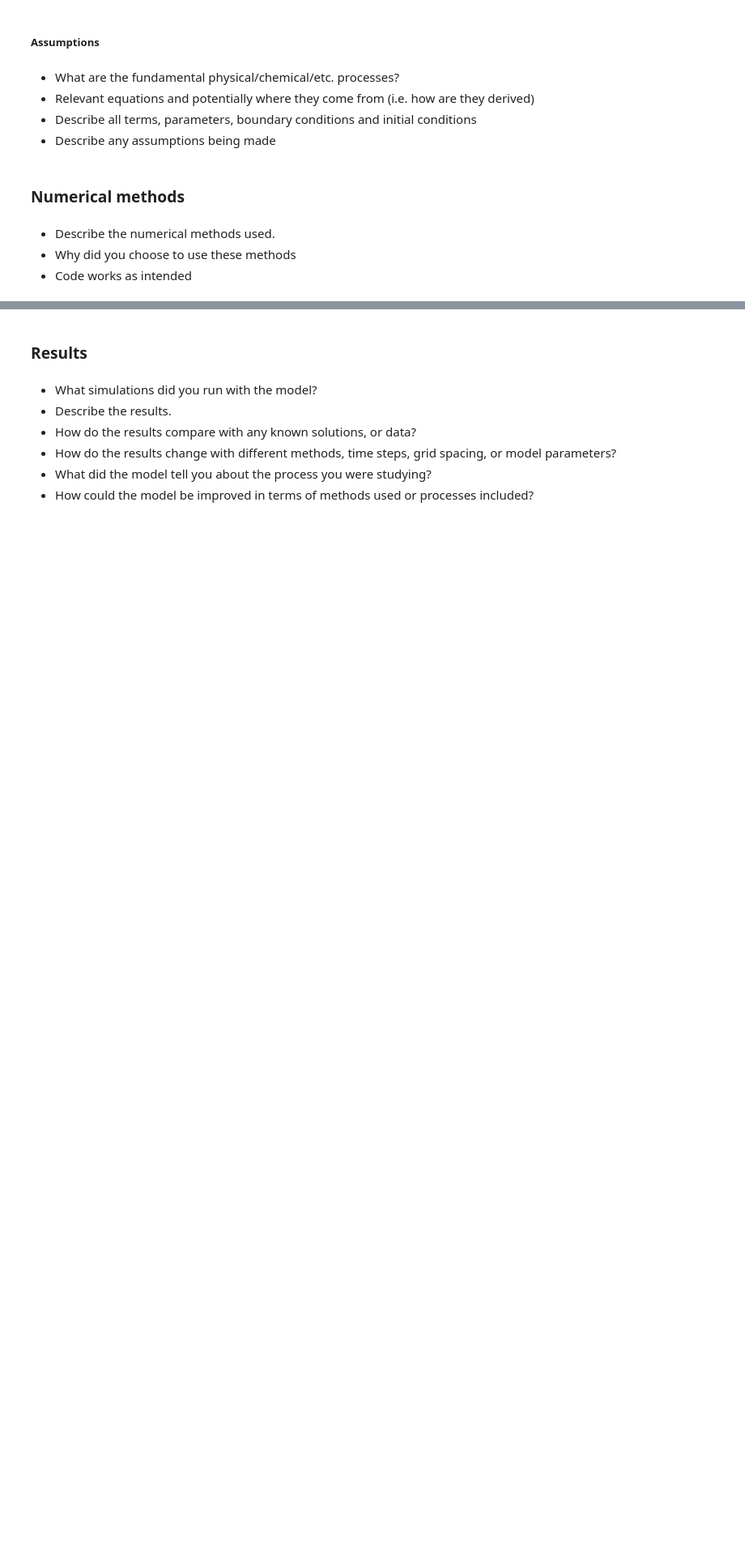
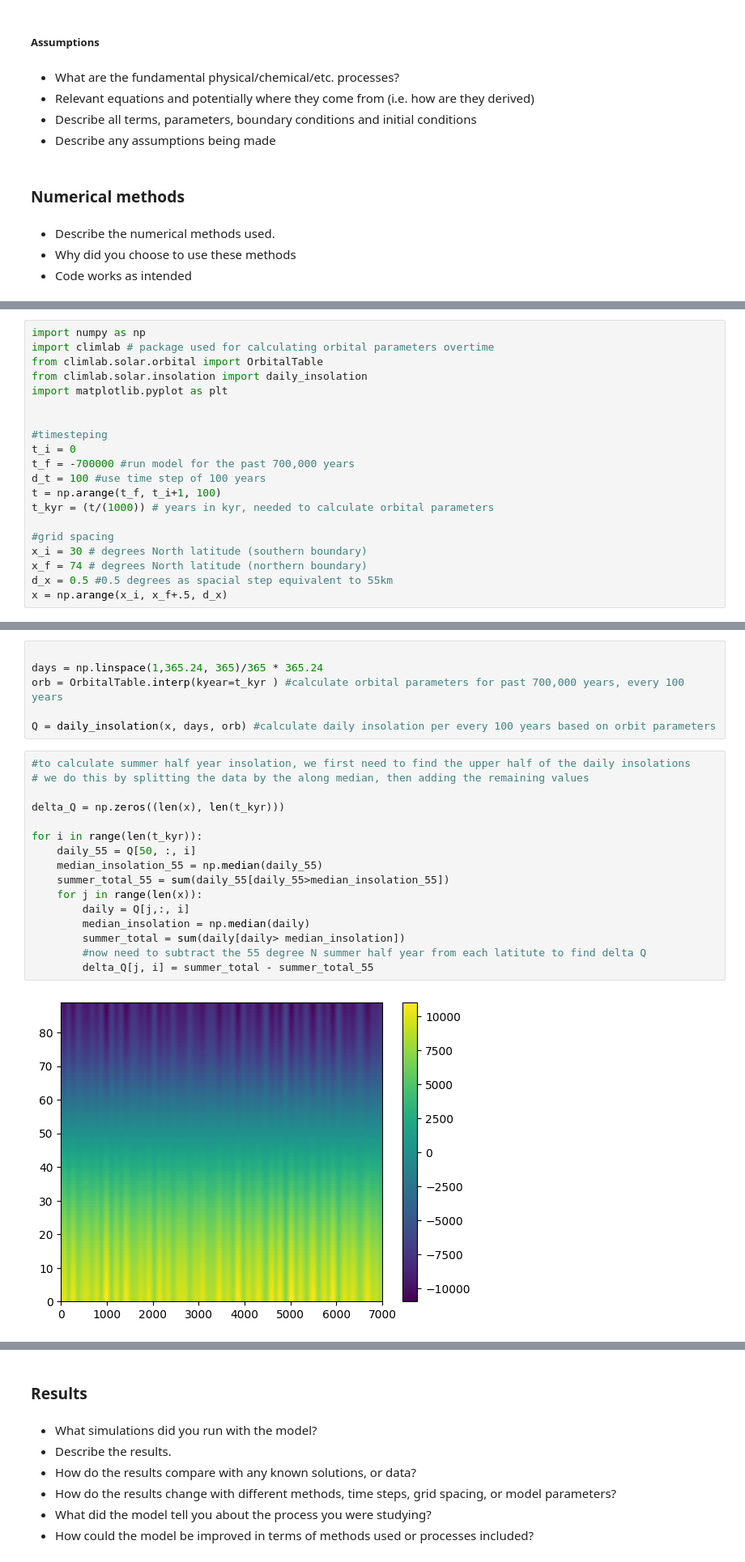
Before and after one commit to amitaanand9/eas-4610-final-project, a Jupyter notebook: FinalProjectNotebook_AmitaMiriam.ipynb, the cells around one changed output, grey strips where cells are left out. Shown at 81% size. Saved outputs shown, nothing was run; the diff lists cells and outputs as text; blank space fills up the shorter version.

```diff
--- a/FinalProjectNotebook_AmitaMiriam.ipynb
+++ b/FinalProjectNotebook_AmitaMiriam.ipynb
@@ -56,0 +59,20 @@ To find the boundary conditions, we assume the cross-section of the ice sheet is
+# %%
+import numpy as np
+import climlab # package used for calculating orbital parameters overtime
+from climlab.solar.orbital import OrbitalTable
+from climlab.solar.insolation import daily_insolation
+import matplotlib.pyplot as plt
+
+
+#timesteping
+t_i = 0
+t_f = -700000 #run model for the past 700,000 years
+d_t = 100 #use time step of 100 years
+t = np.arange(t_f, t_i+1, 100)
+t_kyr = (t/(1000)) # years in kyr, needed to calculate orbital parameters
+
+#grid spacing
+x_i = 30 # degrees North latitude (southern boundary)
+x_f = 74 # degrees North latitude (northern boundary)
+d_x = 0.5 #0.5 degrees as spacial step equivalent to 55km
+x = np.arange(x_i, x_f+.5, d_x)
@@ -56,0 +85,24 @@ To find the boundary conditions, we assume the cross-section of the ice sheet is
+# %%
+
+days = np.linspace(1,365.24, 365)/365 * 365.24
+orb = OrbitalTable.interp(kyear=t_kyr ) #calculate orbital parameters for past 700,000 years, every 100 years
+
+Q = daily_insolation(x, days, orb) #calculate daily insolation per every 100 years based on orbit parameters
+# %%
+#to calculate summer half year insolation, we first need to find the upper half of the daily insolations
+# we do this by splitting the data by the along median, then adding the remaining values
+
+delta_Q = np.zeros((len(x), len(t_kyr)))
+
+for i in range(len(t_kyr)):
+    daily_55 = Q[50, :, i]
+    median_insolation_55 = np.median(daily_55)
+    summer_total_55 = sum(daily_55[daily_55>median_insolation_55])
+    for j in range(len(x)):
+        daily = Q[j,:, i]
+        median_insolation = np.median(daily)
+        summer_total = sum(daily[daily> median_insolation])
+        #now need to subtract the 55 degree N summer half year from each latitute to find delta Q
+        delta_Q[j, i] = summer_total - summer_total_55
+# %% [output]
+[figure, added]
```
Also changed, not shown: parts of 5 cells of this notebook.
